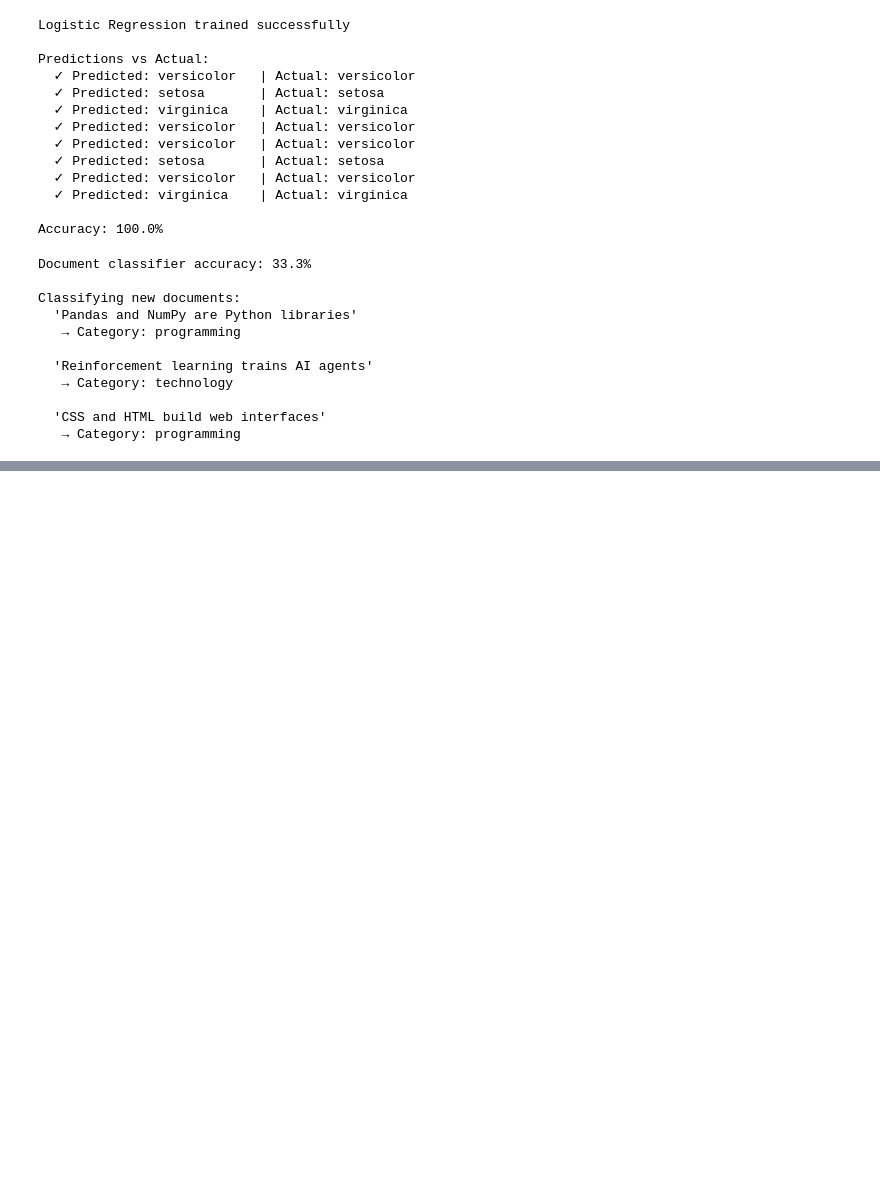
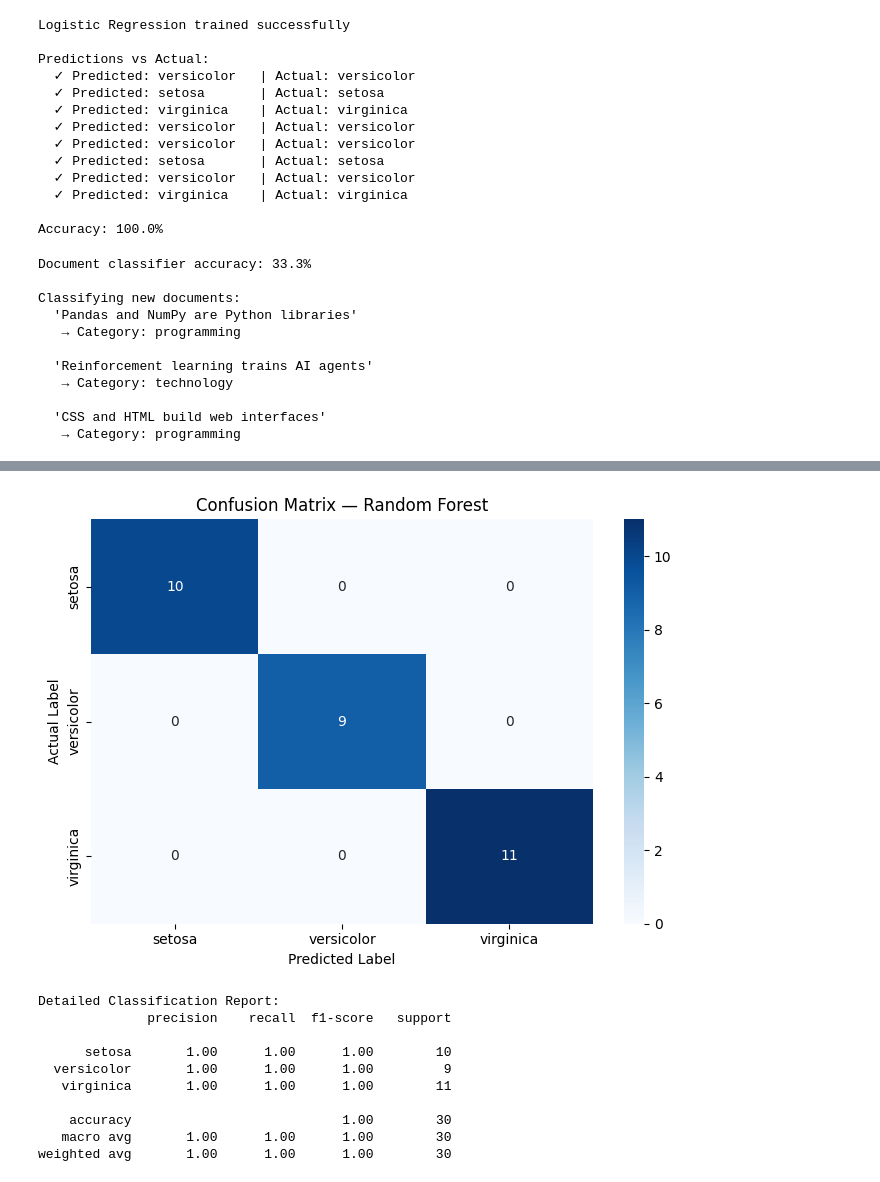
Before and after one commit to vartikabhawsar/ai-document-assistant, a Jupyter notebook: week2.ipynb, the cells around one changed output, grey strips where cells are left out. Saved outputs shown, nothing was run; the diff lists cells and outputs as text; code cells hidden in the pictures; blank space fills up the shorter version.

```diff
--- a/week2.ipynb
+++ b/week2.ipynb
@@ -304 +508,42 @@ Classifying new documents:
+# %%
+from sklearn.metrics import confusion_matrix, classification_report
+import seaborn as sns
+
+# Accuracy alone is not enough
+# A confusion matrix shows EXACTLY where the model is right and wrong
+
+y_pred_rf = rf.predict(X_test)
+cm = confusion_matrix(y_test, y_pred_rf)
+
+# Visualize
+plt.figure(figsize=(7, 5))
+sns.heatmap(
+    cm,
+    annot=True,
+    fmt="d",
+    cmap="Blues",
+    xticklabels=iris.target_names,
+    yticklabels=iris.target_names
+)
+plt.title("Confusion Matrix — Random Forest")
+plt.ylabel("Actual Label")
+plt.xlabel("Predicted Label")
+plt.tight_layout()
+plt.show()
+
+# Detailed report
+print("Detailed Classification Report:")
+print(classification_report(y_test, y_pred_rf, target_names=iris.target_names))
+# %% [output]
+[figure, added]
+Detailed Classification Report:
+              precision    recall  f1-score   support
+
+      setosa       1.00      1.00      1.00        10
+  versicolor       1.00      1.00      1.00         9
+   virginica       1.00      1.00      1.00        11
+
+    accuracy                           1.00        30
+   macro avg       1.00      1.00      1.00        30
+weighted avg       1.00      1.00      1.00        30
 # %%
```
Also changed, not shown: parts of 13 cells of this notebook.
